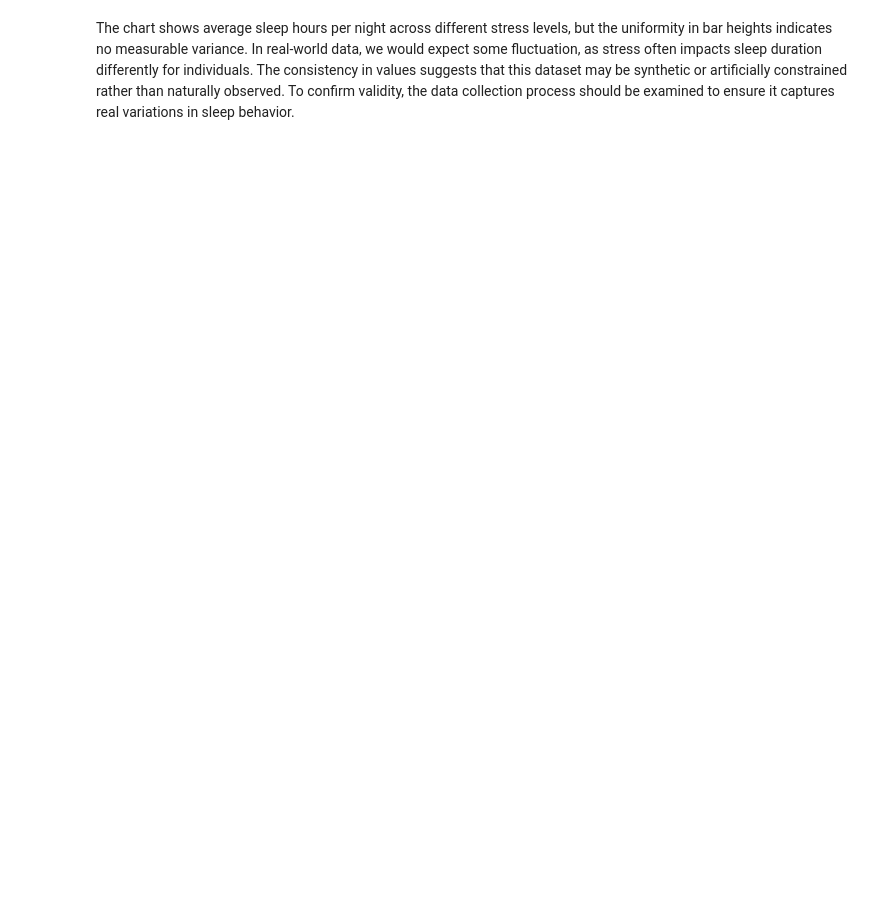
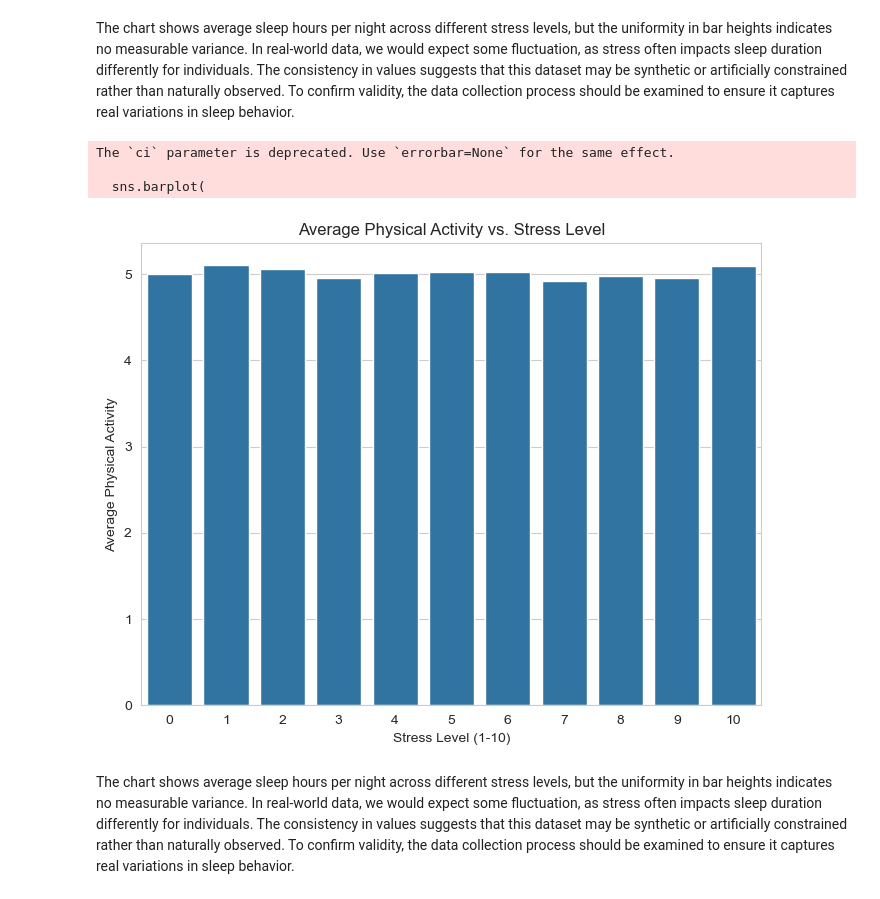
Before and after one commit to eliu14/project_1, a Jupyter notebook: Chris_code.ipynb, the cells around one changed output. Drawn from its saved outputs; the diff is of its cells as text; code cells hidden in the pictures; blank space fills up the shorter version.

```diff
--- a/Chris_code.ipynb
+++ b/Chris_code.ipynb
@@ -82,2 +82,35 @@ plt.show()
 # %% [markdown]
 The chart shows average sleep hours per night across different stress levels, but the uniformity in bar heights indicates no measurable variance. In real-world data, we would expect some fluctuation, as stress often impacts sleep duration differently for individuals. The consistency in values suggests that this dataset may be synthetic or artificially constrained rather than naturally observed. To confirm validity, the data collection process should be examined to ensure it captures real variations in sleep behavior.
+# %%
+import seaborn as sns
+import matplotlib.pyplot as plt
+
+# Optional: If you'd like a different style, you can set a Seaborn style
+sns.set_style("whitegrid")
+
+# Create a figure
+plt.figure(figsize=(8, 6))
+
+# Seaborn barplot (automatically groups by 'Stress Level 1 - 10' and calculates the mean)
+sns.barplot(
+    data=factors,
+    x="Stress Level 1 - 10",
+    y="Physical Activity Hours per Week",
+    estimator=np.mean,     # computes the mean by default
+    ci=None                # set to None if you don't want confidence intervals/error bars
+)
+
+# Add labels and title
+plt.xlabel("Stress Level (1-10)")
+plt.ylabel("Average Physical Activity")
+plt.title("Average Physical Activity vs. Stress Level")
+
+# Show the plot
+plt.show()
+# %% [output]
+The `ci` parameter is deprecated. Use `errorbar=None` for the same effect.
+
+  sns.barplot(
+[figure, added]
+# %% [markdown]
+The chart shows average sleep hours per night across different stress levels, but the uniformity in bar heights indicates no measurable variance. In real-world data, we would expect some fluctuation, as stress often impacts sleep duration differently for individuals. The consistency in values suggests that this dataset may be synthetic or artificially constrained rather than naturally observed. To confirm validity, the data collection process should be examined to ensure it captures real variations in sleep behavior.
```
Also changed, not shown: parts of 3 cells of this notebook.
